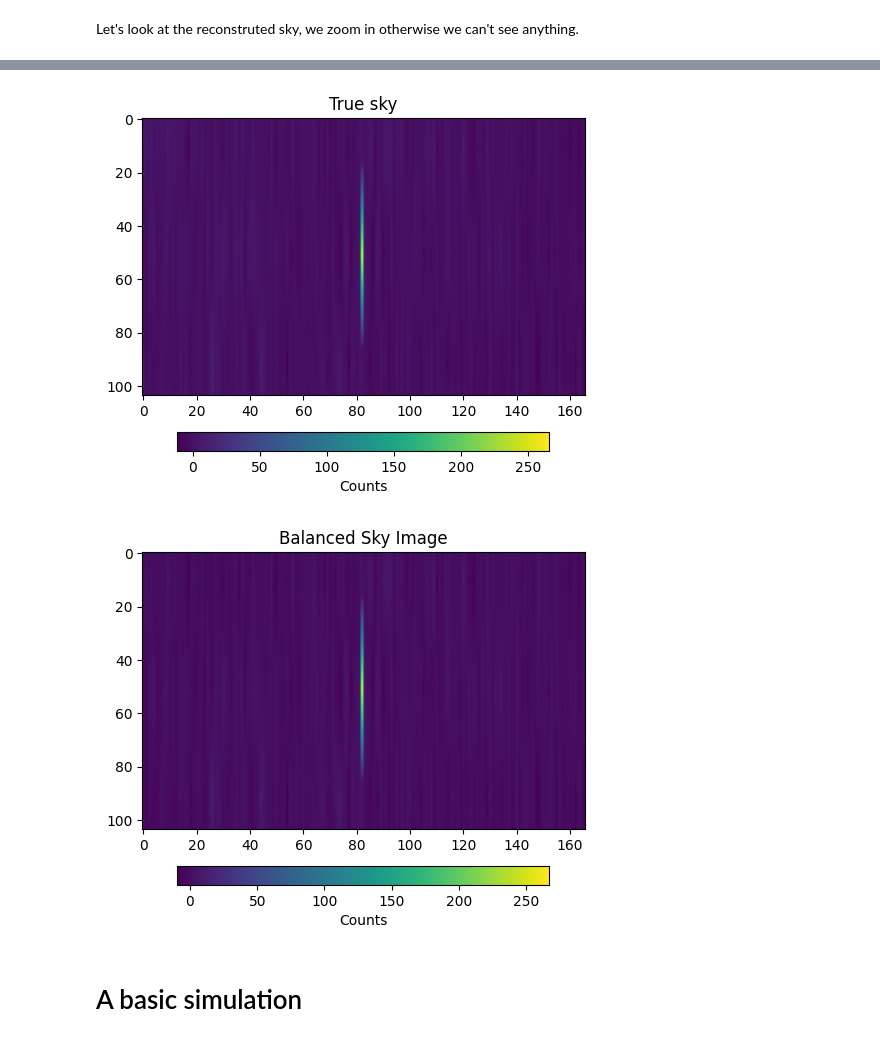
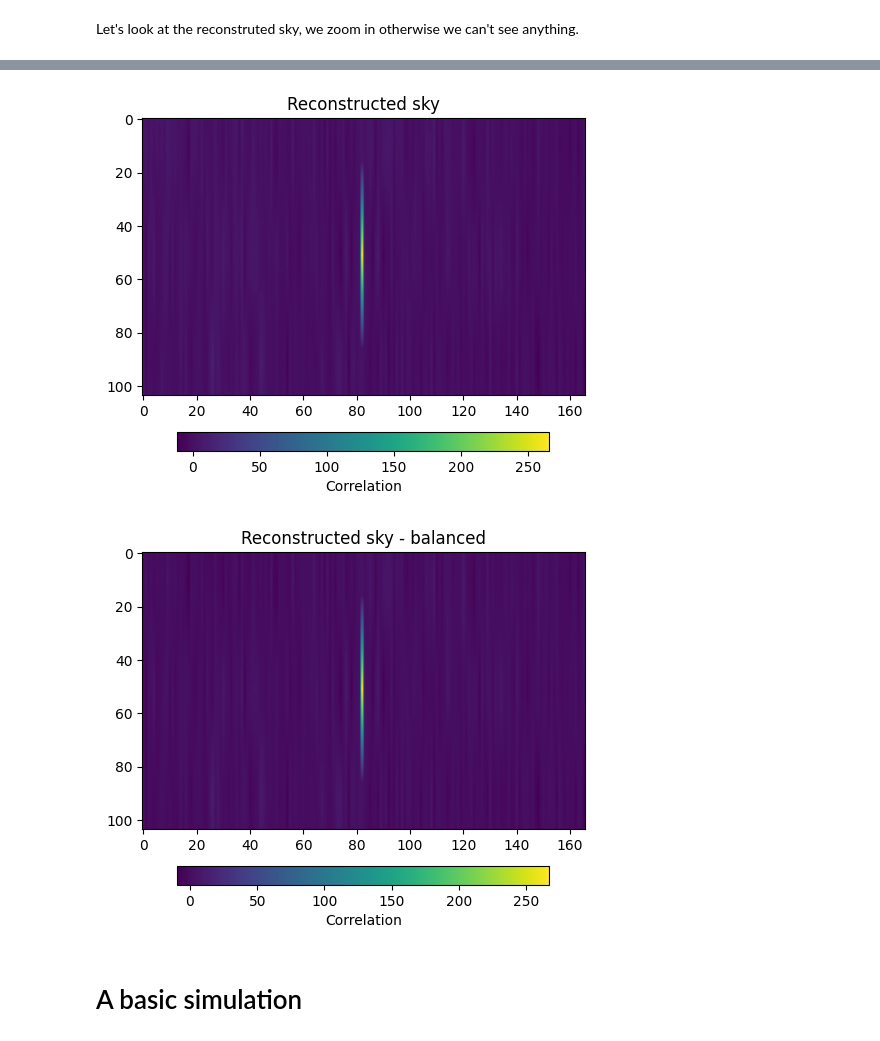
Before and after one commit to peppedilillo/masks, a Jupyter notebook: notebooks/14_wfm_masks.ipynb, the cells around one changed output, grey strips where cells are left out. Saved outputs shown, nothing was run; the diff lists cells and outputs as text; code cells hidden in the pictures.

```diff
--- a/notebooks/14_wfm_masks.ipynb
+++ b/notebooks/14_wfm_masks.ipynb
@@ -152,19 +133,19 @@ plt.show()
 # %%
 fig, ax = plt.subplots(1, 1)
 c0 = ax.imshow(reconstructed[*zoom])
-fig.colorbar(c0, ax=ax, label="Counts", location="bottom", pad=0.1, shrink=.75)
-ax.set_title("True sky")
+fig.colorbar(c0, ax=ax, label="Correlation", location="bottom", pad=0.1, shrink=.75)
+ax.set_title("Reconstructed sky")
 plt.show()
 # %% [output]
-[figure, old version]
+[figure, new version]
 # %%
 fig, ax = plt.subplots(1, 1)
 c0 = ax.imshow(balanced[*zoom])
-fig.colorbar(c0, ax=ax, label="Counts", location="bottom", pad=0.1, shrink=.75)
-ax.set_title("Balanced Sky Image")
+fig.colorbar(c0, ax=ax, label="Correlation", location="bottom", pad=0.1, shrink=.75)
+ax.set_title("Reconstructed sky - balanced")
 plt.show()
 # %% [output]
-[figure, old version]
+[figure, new version]
 # %% [markdown]
 # A basic simulation
 # %%
```
Also changed, not shown: parts of 12 cells of this notebook.
